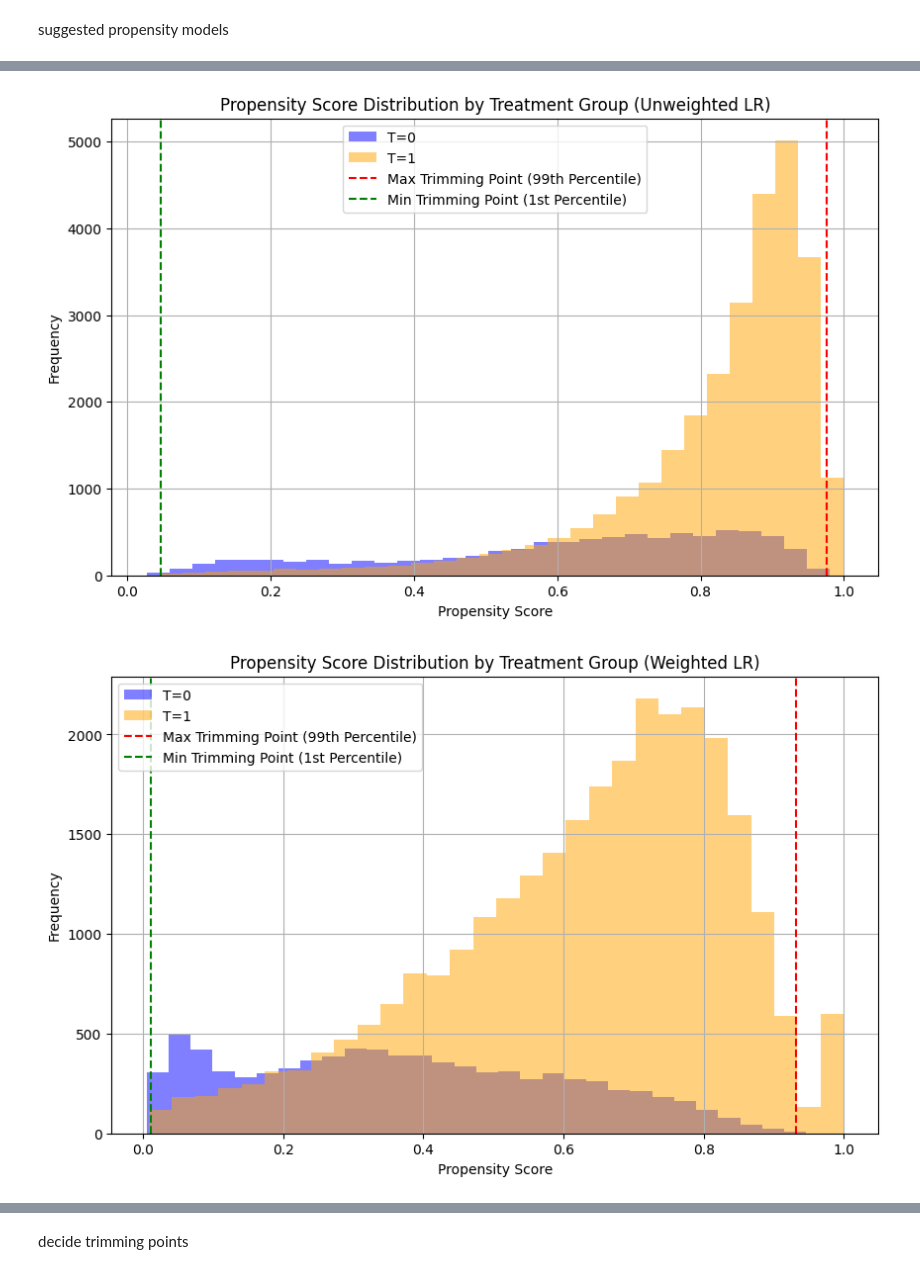
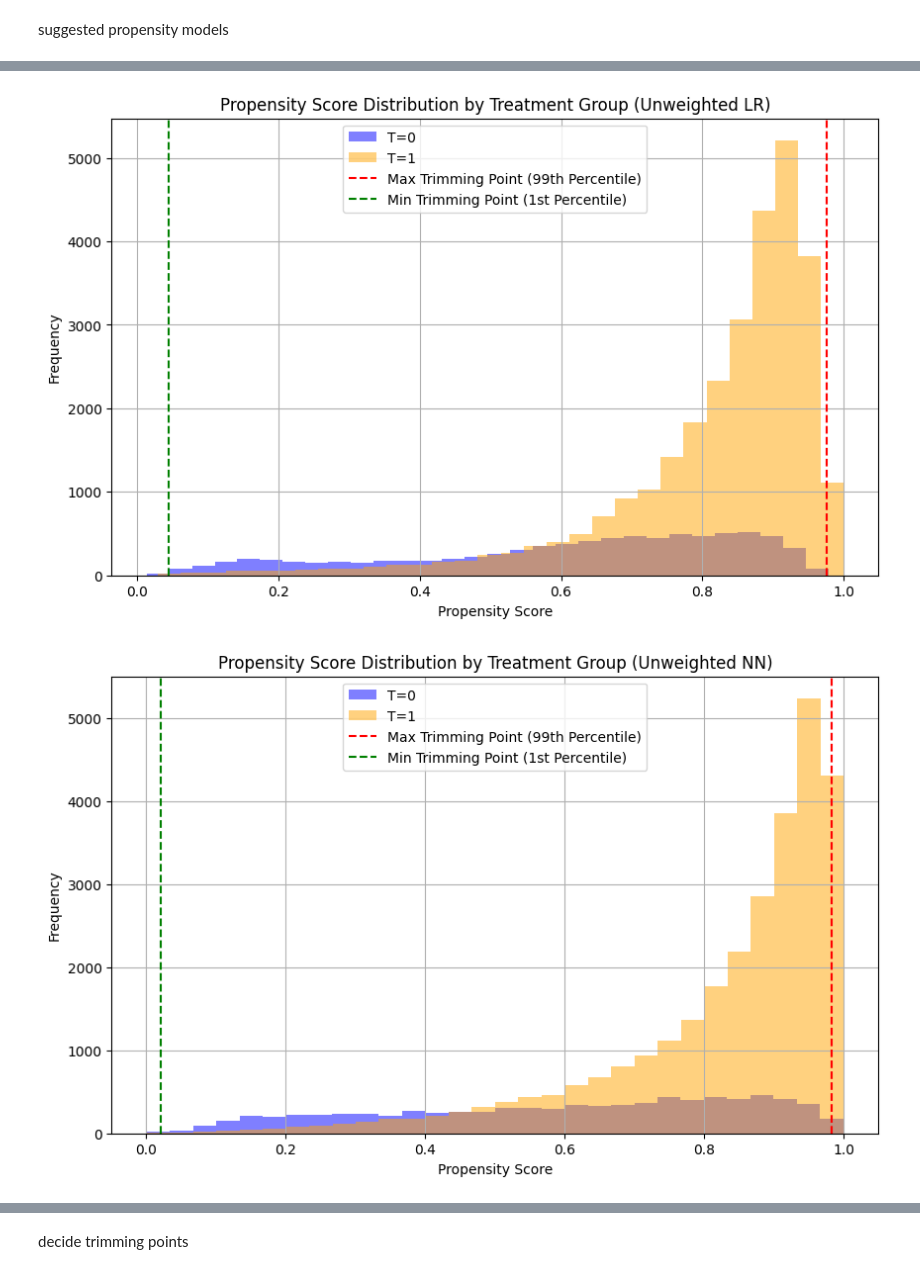
Before and after one commit to Noam-Sasson/Causal-Inference-Breastfeeding-and-Infant-Mortality, a Jupyter notebook: direct_estimation.ipynb, the cells around one changed output, grey strips where cells are left out. Saved outputs shown, nothing was run; the diff lists cells and outputs as text; code cells hidden in the pictures.

```diff
--- a/direct_estimation.ipynb
+++ b/direct_estimation.ipynb
@@ -45,15 +45,15 @@ X_train, X_val, T_train, T_val, y_train, y_val = train_test_split(X, T, y, test_
 # %% [markdown]
 scale data:
 # %%
-# from sklearn.preprocessing import StandardScaler
+from sklearn.preprocessing import StandardScaler
 
-# scaler = StandardScaler()
+scaler = StandardScaler()
 
-# X_train_scaled_features = scaler.fit_transform(X_train.values)
-# X_train= pd.DataFrame(X_train_scaled_features, index=X_train.index, columns=X_train.columns)
+X_train_scaled_features = scaler.fit_transform(X_train.values)
+X_train= pd.DataFrame(X_train_scaled_features, index=X_train.index, columns=X_train.columns)
 
-# X_val_scaled_features = scaler.transform(X_val.values)
-# X_val = pd.DataFrame(X_val_scaled_features, index=X_val.index, columns=X_val.columns)
+X_val_scaled_features = scaler.transform(X_val.values)
+X_val = pd.DataFrame(X_val_scaled_features, index=X_val.index, columns=X_val.columns)
 # %%
 def accuracy_score(y_true, y_pred):
     return np.mean(y_true == y_pred)
@@ -373,7 +372,8 @@ def check_overlap_and_get_trimming_points(propensity_model, X_train, T_train, lo
     return max_point, min_point
 # %%
 max_point, min_point = check_overlap_and_get_trimming_points(propensity_model_reg, X_val, T_val, 0.05, 98, model_name="Unweighted LR")
-max_point_weighted, min_point_weighted = check_overlap_and_get_trimming_points(propensity_model_reg_with_weights, X_val, T_val, 0.05, 98, model_name="Weighted LR")
+max_point_nn, min_point_nn = check_overlap_and_get_trimming_points(propensity_model_nn, X_val, T_val, 0.05, 95, model_name="Unweighted NN")
+max_point_weighted, min_point_weighted = check_overlap_and_get_trimming_points(propensity_model_reg_with_weights, X_val, T_val, 0.05, 95, model_name="Weighted LR")
 # %% [output]
-[figure, old version]
+[figure, new version]
-[figure, old version]
+[figure, new version]
```
Also changed, not shown: parts of 38 cells of this notebook, 51 other files.
